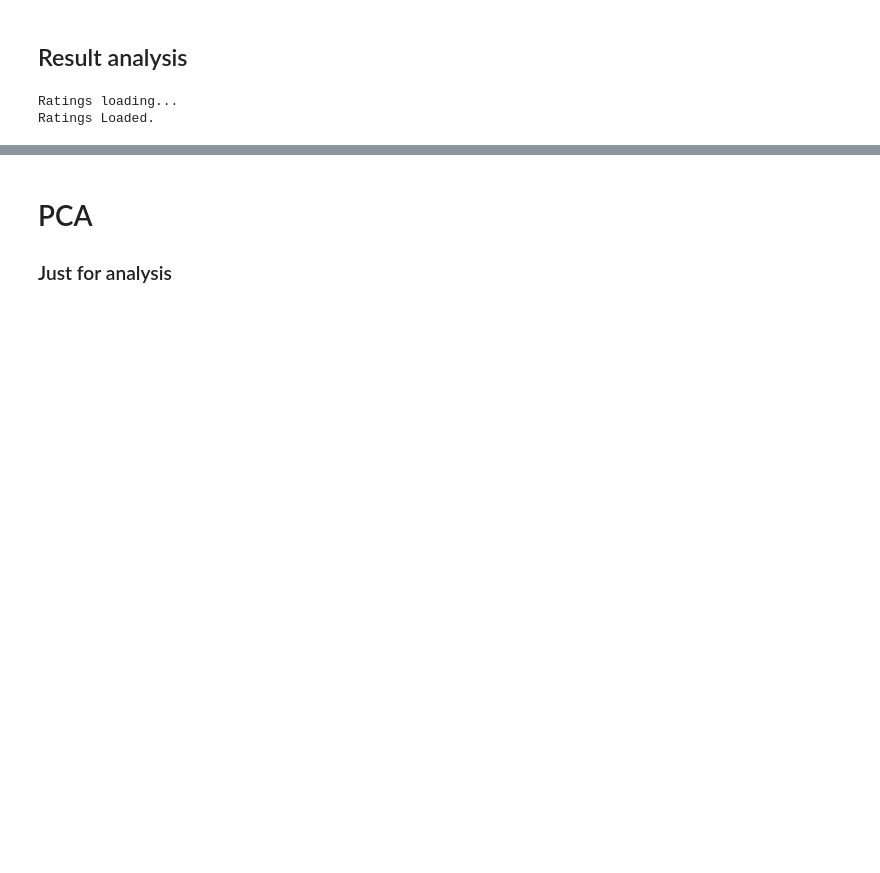
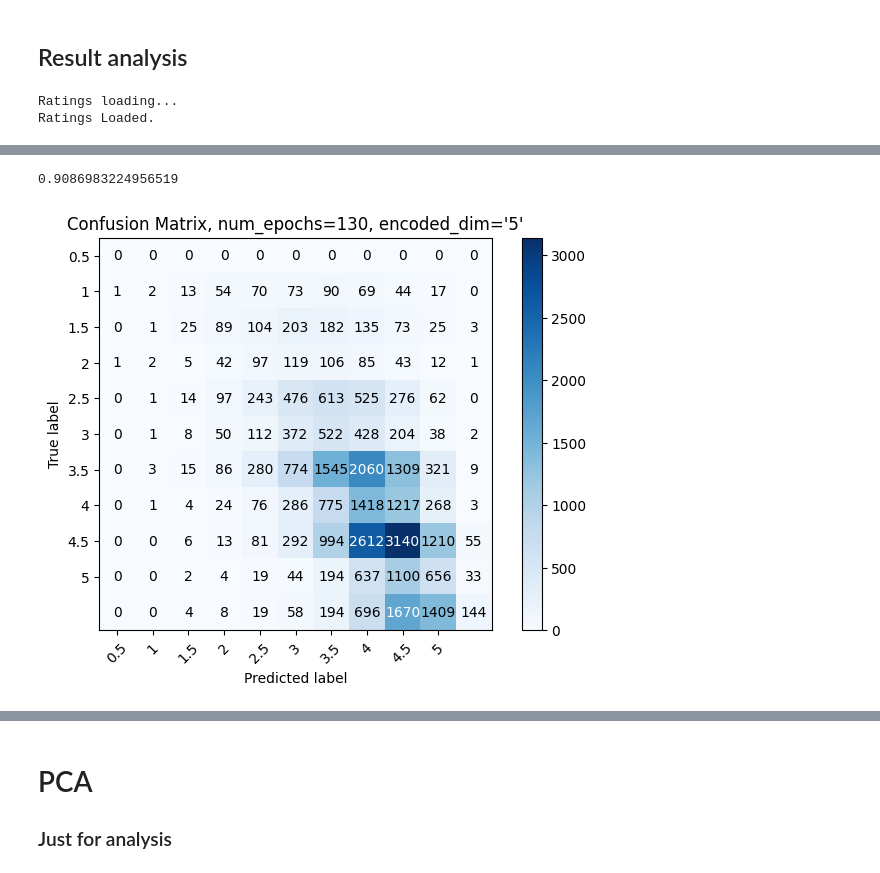
Before and after one commit to rs-benatti/collaborative_filter, a Jupyter notebook: data_visualization.ipynb, the cells around one changed output, grey strips where cells are left out. Saved outputs shown, nothing was run; the diff lists cells and outputs as text; code cells hidden in the pictures; blank space fills up the shorter version.

```diff
--- a/data_visualization.ipynb
+++ b/data_visualization.ipynb
@@ -226,0 +272,24 @@ print(rmse_value)
+# %%
+train_set = np.load('./dataset/ratings_train.npy')
+train_set[np.isnan(train_set)] = 0
+train_set = train_set/np.max(train_set)
+encoded_dim = 5
+input_size = train_set.shape
+hidden_size_row = 16
+hidden_size_col = 64
+model = deepMF.ParallelLayersModel(input_size, hidden_size_row, hidden_size_col, encoded_dim)
+optimizer = torch.optim.AdamW(model.parameters(), lr=0.001, weight_decay=0.0001)
+deepMF.train_model(model, optimizer, torch.FloatTensor(train_set), num_epochs=130)
+predicted = model(torch.FloatTensor(train_set), torch.FloatTensor(train_set).T)
+
+targets = np.load('./dataset/ratings_test.npy')
+targets[np.isnan(targets)] = 0
+
+predictions = model.numpy_and_round(predicted)
+rmse_value = RMSE(targets, predictions)
+
+print(rmse_value)
+plot_cm(targets, predictions, model)
+# %% [output]
+0.9086983224956519
+[figure, added]
```
Also changed, not shown: parts of 7 cells of this notebook, 3 other files.
